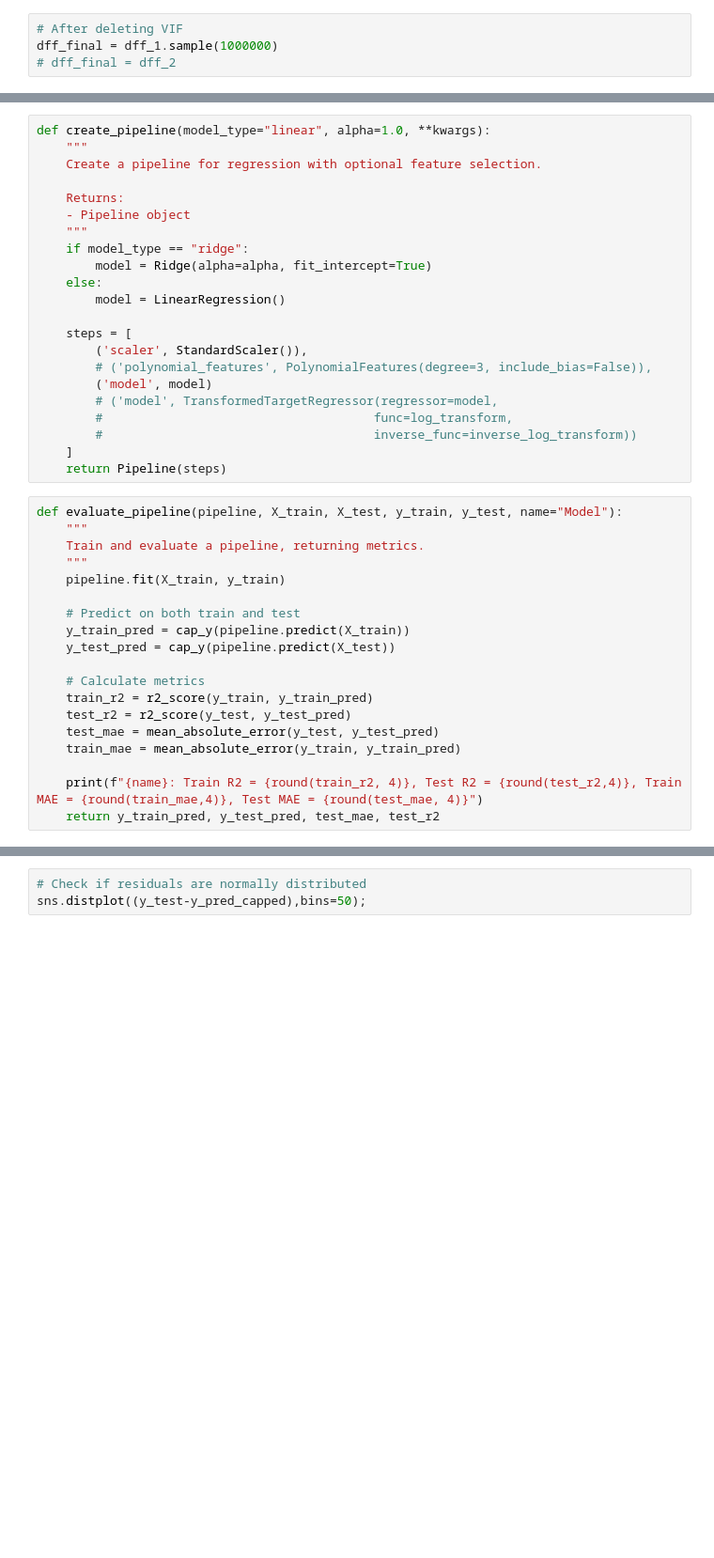
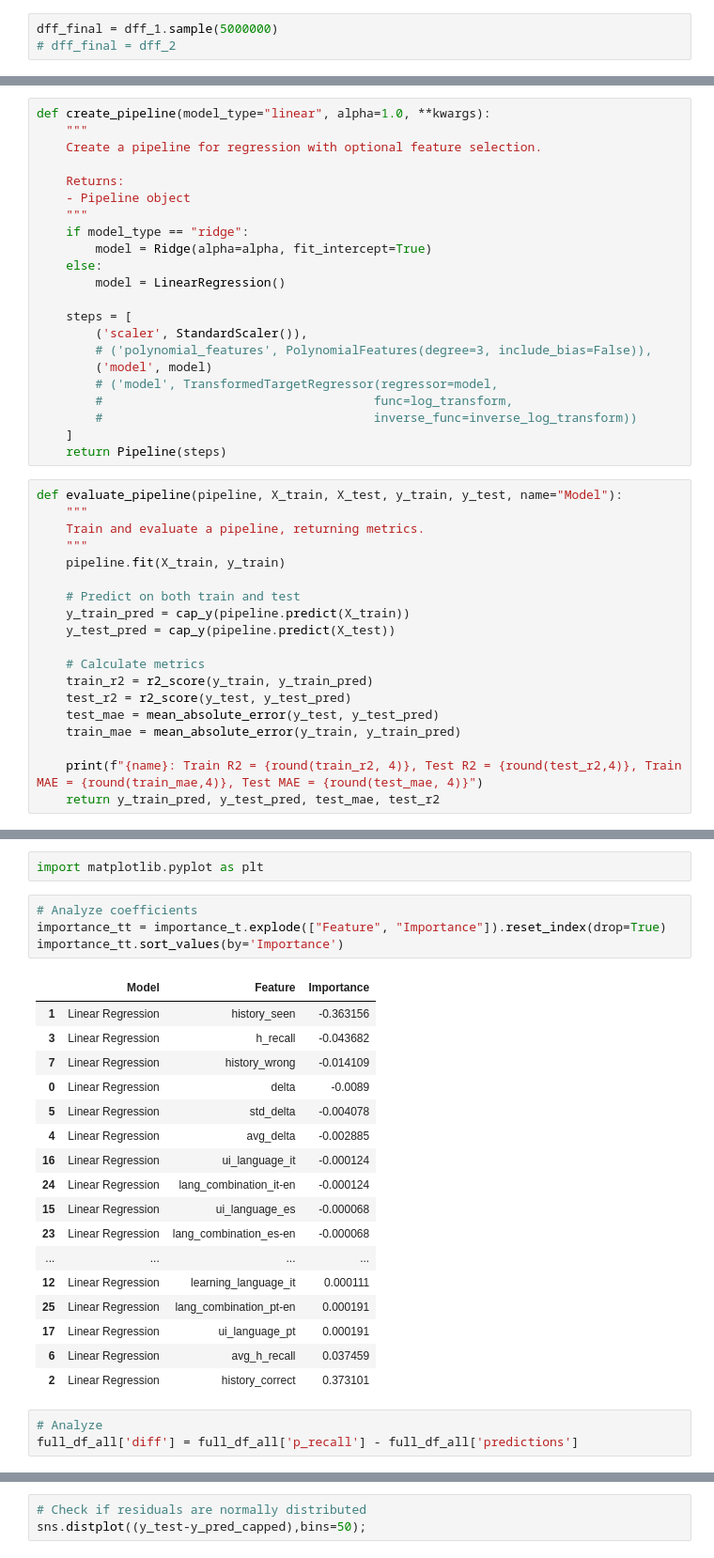
Before and after one commit to juliakubisa/spaced_repetition_algorithm, a Jupyter notebook: notebooks/baseline_models.ipynb, the cells around one changed output, grey strips where cells are left out. Shown at 94% size. Cells and saved outputs as stored; diff of their text form; blank space fills up the shorter version.

```diff
--- a/notebooks/baseline_models.ipynb
+++ b/notebooks/baseline_models.ipynb
@@ -76,6 +84,5 @@ dff_1
 # %%
-# After deleting VIF
-dff_final = dff_1.sample(1000000)
+dff_final = dff_1.sample(5000000)
 # dff_final = dff_2
 # %%
 # Transforming skewed variables
@@ -234,0 +257,27 @@ results_without_user = regression_results(pipelines_config, X_train_u, X_test_u,
+# %%
+import matplotlib.pyplot as plt
+# %%
+# Analyze coefficients
+importance_tt = importance_t.explode(["Feature", "Importance"]).reset_index(drop=True)
+importance_tt.sort_values(by='Importance')
+# %% [output]
+|  | Model | Feature | Importance |
+| 1 | Linear Regression | history_seen | -0.363156 |
+| 3 | Linear Regression | h_recall | -0.043682 |
+| 7 | Linear Regression | history_wrong | -0.014109 |
+| 0 | Linear Regression | delta | -0.0089 |
+| 5 | Linear Regression | std_delta | -0.004078 |
+| 4 | Linear Regression | avg_delta | -0.002885 |
+| 16 | Linear Regression | ui_language_it | -0.000124 |
+| 24 | Linear Regression | lang_combination_it-en | -0.000124 |
+| 15 | Linear Regression | ui_language_es | -0.000068 |
+| 23 | Linear Regression | lang_combination_es-en | -0.000068 |
+| ... | ... | ... | ... |
+| 12 | Linear Regression | learning_language_it | 0.000111 |
+| 25 | Linear Regression | lang_combination_pt-en | 0.000191 |
+| 17 | Linear Regression | ui_language_pt | 0.000191 |
+| 6 | Linear Regression | avg_h_recall | 0.037459 |
+| 2 | Linear Regression | history_correct | 0.373101 |
+# %%
+# Analyze
+full_df_all['diff'] = full_df_all['p_recall'] - full_df_all['predictions']
```
Also changed, not shown: parts of 14 cells of this notebook, 2 other files.
